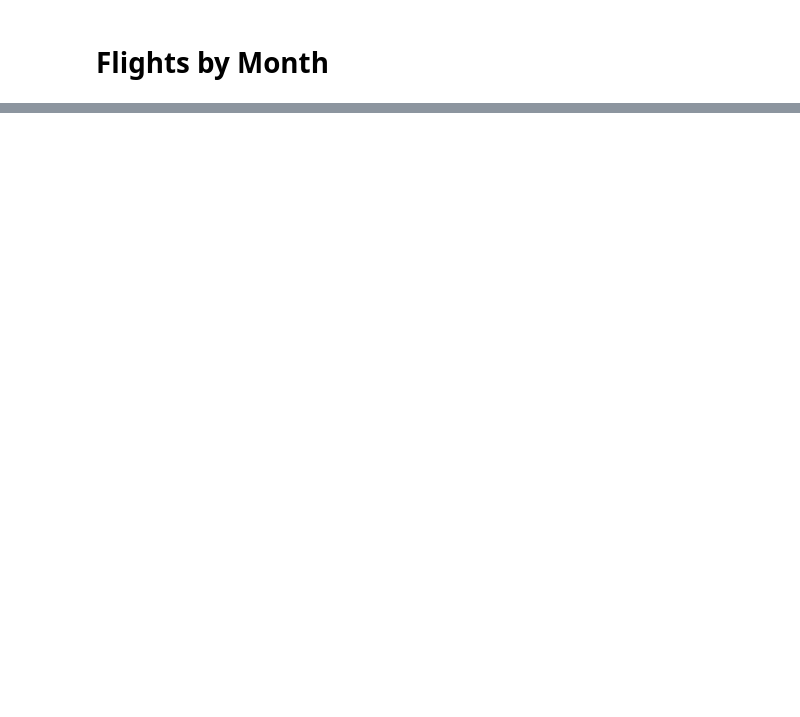
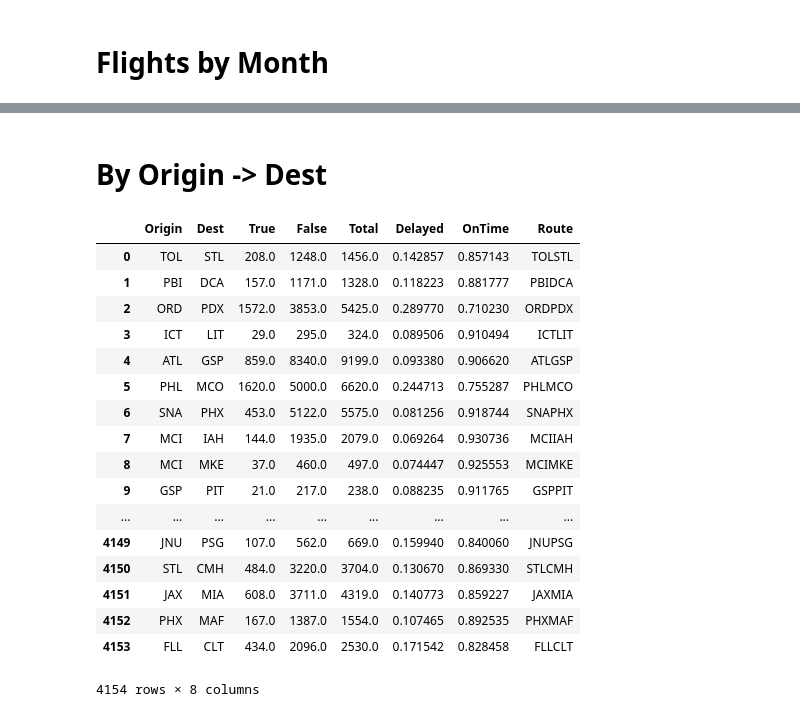
Before and after one commit to geraudster/airport-ml, a Jupyter notebook: src/main/notebooks/Python Exploration Notebook.ipynb, the cells around one changed output, grey strips where cells are left out. Drawn from its saved outputs; the diff is of its cells as text; code cells hidden in the pictures; blank space fills up the shorter version.

```diff
--- a/src/main/notebooks/Python Exploration Notebook.ipynb
+++ b/src/main/notebooks/Python Exploration Notebook.ipynb
@@ -165,0 +255,33 @@ url
+# %% [markdown]
+# By Origin -> Dest
+# %%
+#"Origin" , "Dest"
+delayedByRoute = flights \
+    .groupBy(flights.Origin, flights.Dest) \
+    .pivot("Delayed", ['True', 'False']) \
+    .count() \
+    .toPandas()
+delayedByRoute['Total'] = delayedByRoute['True'] + delayedByRoute['False']
+delayedByRoute['Delayed'] = delayedByRoute['True'] / delayedByRoute['Total']
+delayedByRoute['OnTime'] = delayedByRoute['False'] / delayedByRoute['Total']
+delayedByRoute['Route'] = delayedByRoute['Origin'] + delayedByRoute['Dest']
+delayedByRoute
+# %% [output]
+|  | Origin | Dest | True | False | Total | Delayed | OnTime | Route |
+| 0 | TOL | STL | 208.0 | 1248.0 | 1456.0 | 0.142857 | 0.857143 | TOLSTL |
+| 1 | PBI | DCA | 157.0 | 1171.0 | 1328.0 | 0.118223 | 0.881777 | PBIDCA |
+| 2 | ORD | PDX | 1572.0 | 3853.0 | 5425.0 | 0.289770 | 0.710230 | ORDPDX |
+| 3 | ICT | LIT | 29.0 | 295.0 | 324.0 | 0.089506 | 0.910494 | ICTLIT |
+| 4 | ATL | GSP | 859.0 | 8340.0 | 9199.0 | 0.093380 | 0.906620 | ATLGSP |
+| 5 | PHL | MCO | 1620.0 | 5000.0 | 6620.0 | 0.244713 | 0.755287 | PHLMCO |
+| 6 | SNA | PHX | 453.0 | 5122.0 | 5575.0 | 0.081256 | 0.918744 | SNAPHX |
+| 7 | MCI | IAH | 144.0 | 1935.0 | 2079.0 | 0.069264 | 0.930736 | MCIIAH |
+| 8 | MCI | MKE | 37.0 | 460.0 | 497.0 | 0.074447 | 0.925553 | MCIMKE |
+| 9 | GSP | PIT | 21.0 | 217.0 | 238.0 | 0.088235 | 0.911765 | GSPPIT |
+| ... | ... | ... | ... | ... | ... | ... | ... | ... |
+| 4149 | JNU | PSG | 107.0 | 562.0 | 669.0 | 0.159940 | 0.840060 | JNUPSG |
+| 4150 | STL | CMH | 484.0 | 3220.0 | 3704.0 | 0.130670 | 0.869330 | STLCMH |
+| 4151 | JAX | MIA | 608.0 | 3711.0 | 4319.0 | 0.140773 | 0.859227 | JAXMIA |
+| 4152 | PHX | MAF | 167.0 | 1387.0 | 1554.0 | 0.107465 | 0.892535 | PHXMAF |
+| 4153 | FLL | CLT | 434.0 | 2096.0 | 2530.0 | 0.171542 | 0.828458 | FLLCLT |
+4154 rows × 8 columns
```
Also changed, not shown: parts of 17 cells of this notebook, 1 other file.
